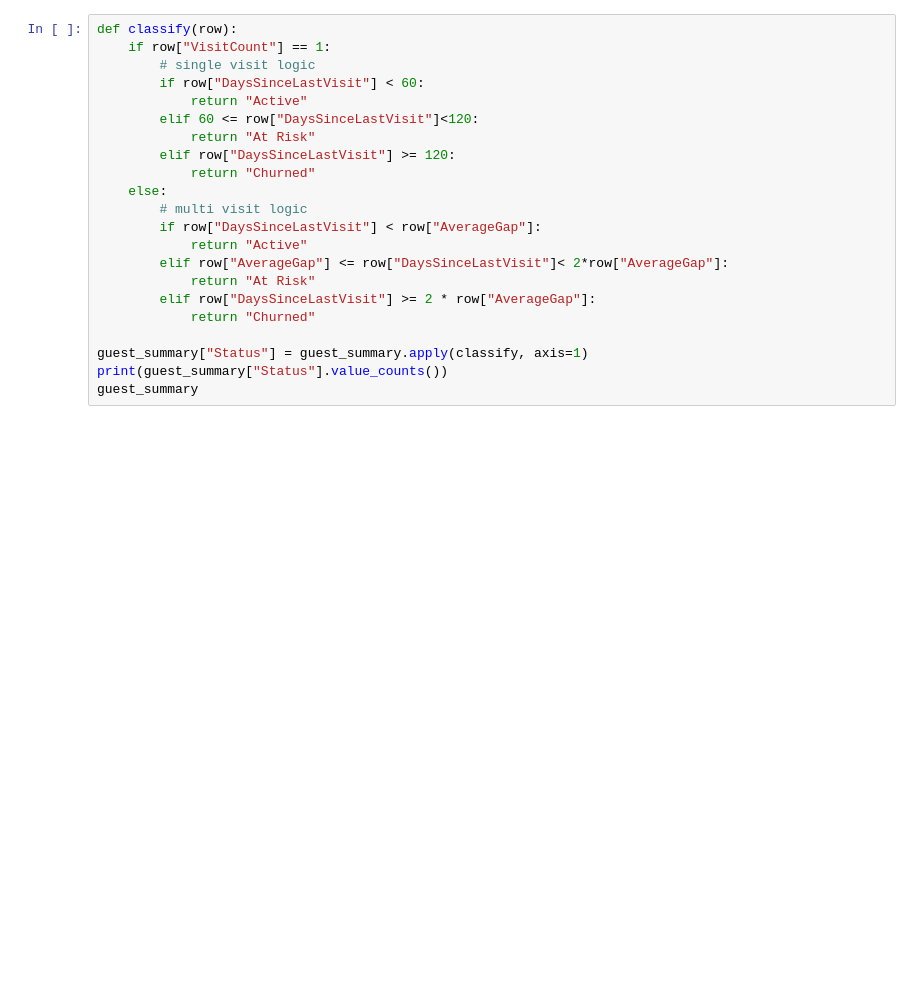
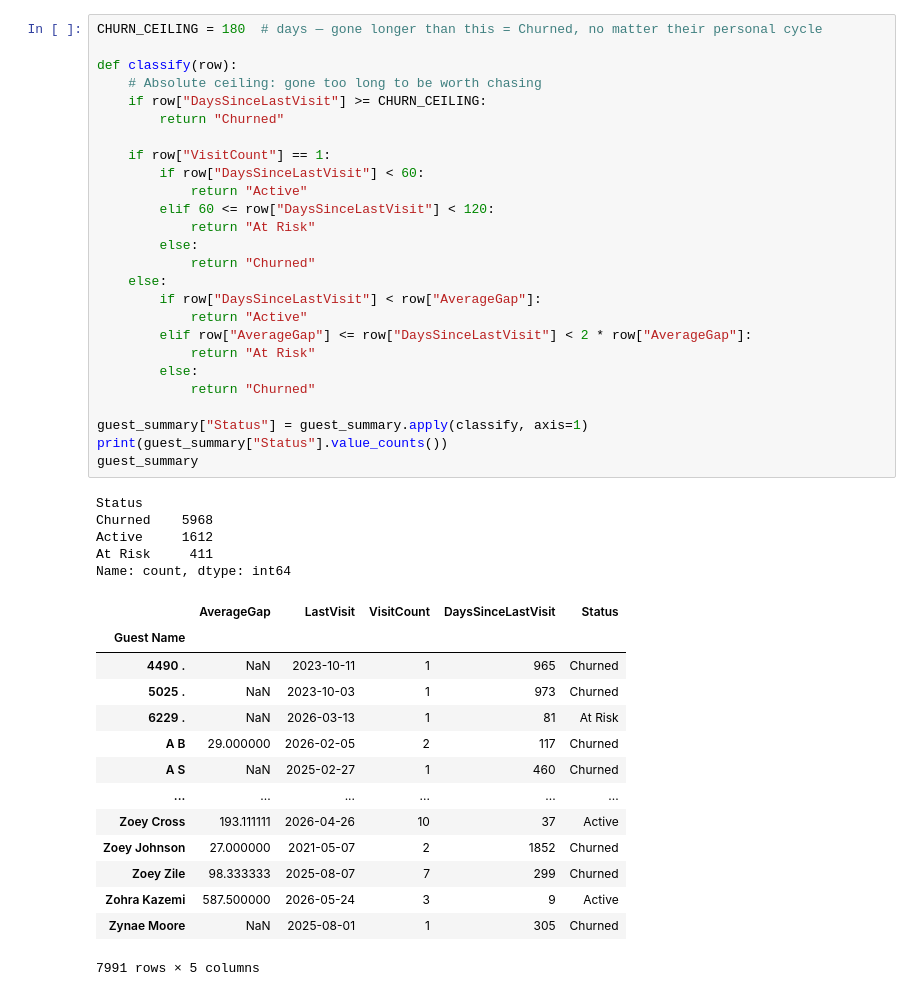
Before and after one commit to sakshambista11/salon-dashboard, a Jupyter notebook: Churn Analysis.ipynb, the cells around one changed output. Cells and saved outputs as stored; diff of their text form; blank space fills up the shorter version.

```diff
--- a/Churn Analysis.ipynb
+++ b/Churn Analysis.ipynb
@@ -51,22 +128,46 @@ guest_summary
 # %%
+CHURN_CEILING = 180  # days — gone longer than this = Churned, no matter their personal cycle
+
 def classify(row):
+    # Absolute ceiling: gone too long to be worth chasing
+    if row["DaysSinceLastVisit"] >= CHURN_CEILING:
+        return "Churned"
+
     if row["VisitCount"] == 1:
-        # single visit logic
         if row["DaysSinceLastVisit"] < 60:
             return "Active"
-        elif 60 <= row["DaysSinceLastVisit"]<120:
+        elif 60 <= row["DaysSinceLastVisit"] < 120:
             return "At Risk"
-        elif row["DaysSinceLastVisit"] >= 120:
+        else:
             return "Churned"
     else:
-        # multi visit logic
         if row["DaysSinceLastVisit"] < row["AverageGap"]:
             return "Active"
-        elif row["AverageGap"] <= row["DaysSinceLastVisit"]< 2*row["AverageGap"]:
+        elif row["AverageGap"] <= row["DaysSinceLastVisit"] < 2 * row["AverageGap"]:
             return "At Risk"
-        elif row["DaysSinceLastVisit"] >= 2 * row["AverageGap"]:
+        else:
             return "Churned"
 
 guest_summary["Status"] = guest_summary.apply(classify, axis=1)
 print(guest_summary["Status"].value_counts())
 guest_summary
+# %% [output]
+Status
+Churned    5968
+Active     1612
+At Risk     411
+Name: count, dtype: int64
+|  | AverageGap | LastVisit | VisitCount | DaysSinceLastVisit | Status |
+| Guest Name |  |  |  |  |  |
+| 4490 . | NaN | 2023-10-11 | 1 | 965 | Churned |
+| 5025 . | NaN | 2023-10-03 | 1 | 973 | Churned |
+| 6229 . | NaN | 2026-03-13 | 1 | 81 | At Risk |
+| A B | 29.000000 | 2026-02-05 | 2 | 117 | Churned |
+| A S | NaN | 2025-02-27 | 1 | 460 | Churned |
+| ... | ... | ... | ... | ... | ... |
+| Zoey Cross | 193.111111 | 2026-04-26 | 10 | 37 | Active |
+| Zoey Johnson | 27.000000 | 2021-05-07 | 2 | 1852 | Churned |
+| Zoey Zile | 98.333333 | 2025-08-07 | 7 | 299 | Churned |
+| Zohra Kazemi | 587.500000 | 2026-05-24 | 3 | 9 | Active |
+| Zynae Moore | NaN | 2025-08-01 | 1 | 305 | Churned |
+7991 rows × 5 columns
```
Also changed, not shown: parts of 6 cells of this notebook, 1 other file.
